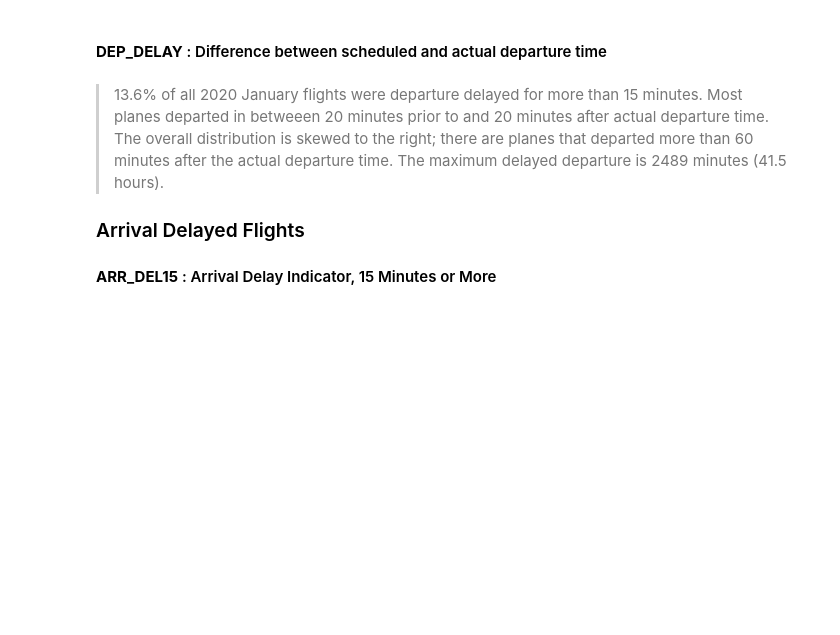
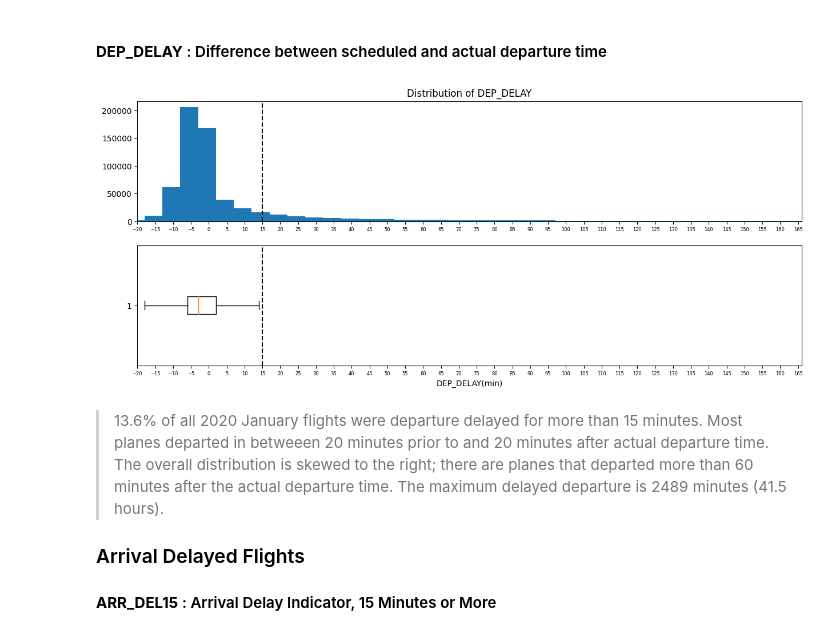
Before and after one commit to jiyoonlee96/Udacity_Data_Analyst_Nanodegree, a Jupyter notebook: Project 5/Udacity_DAND_Project5.ipynb, the cells around one changed output. Drawn from its saved outputs; the diff is of its cells as text; code cells hidden in the pictures; blank space fills up the shorter version.

```diff
--- a/Project 5/Udacity_DAND_Project5.ipynb
+++ b/Project 5/Udacity_DAND_Project5.ipynb
@@ -268,6 +268,10 @@ def plot_distribution(col, step=5):
         plt.xlabel(col+"(miles)")
     else:
         plt.xlabel(col+"(min)")
+# %%
+plot_distribution('DEP_DELAY')
+# %% [output]
+[figure, added]
 # %% [markdown]
 > 13.6% of all 2020 January flights were departure delayed for more than 15 minutes. Most planes departed in betweeen 20 minutes prior to and 20 minutes after actual departure time. The overall distribution is skewed to the right; there are planes that departed more than 60 minutes after the actual departure time. The maximum delayed departure is 2489 minutes (41.5 hours).
 
```
Also changed, not shown: parts of 1 cell of this notebook.
